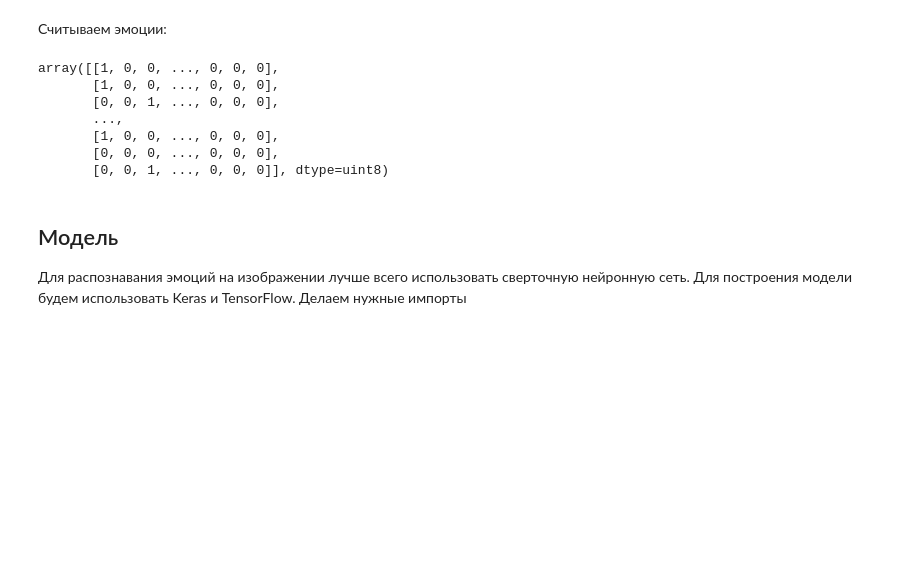
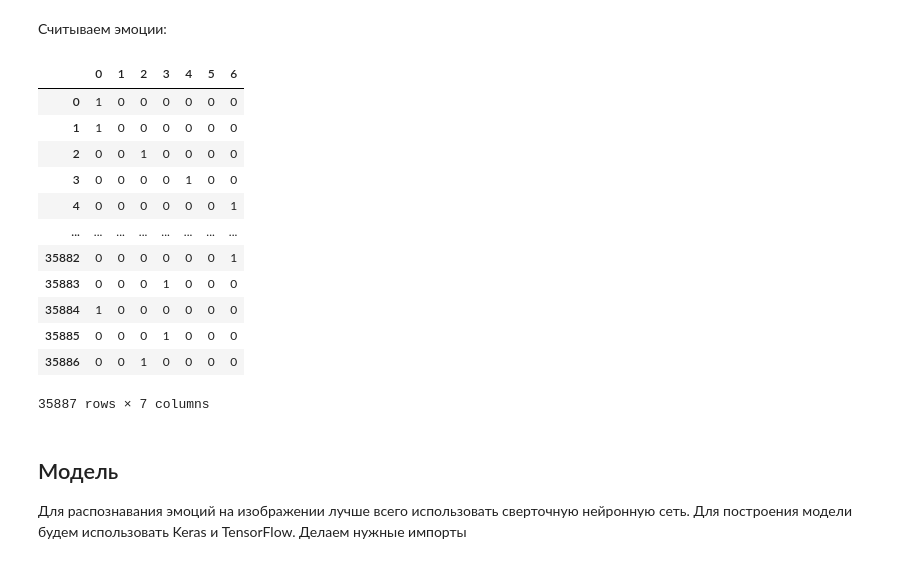
Before and after one commit to weazyexe/reko-model, a Jupyter notebook: fer.ipynb, the cells around one changed output. Saved outputs shown, nothing was run; the diff lists cells and outputs as text; code cells hidden in the pictures; blank space fills up the shorter version.

```diff
--- a/fer.ipynb
+++ b/fer.ipynb
@@ -68,15 +68,21 @@ all_images = np.expand_dims(all_images, -1)
 Считываем эмоции:
 # %%
 all_emotions = pd.get_dummies(data['emotion'])
-np.array(all_emotions)
+all_emotions
 # %% [output]
+|  | 0 | 1 | 2 | 3 | 4 | 5 | 6 |
+| 0 | 1 | 0 | 0 | 0 | 0 | 0 | 0 |
+| 1 | 1 | 0 | 0 | 0 | 0 | 0 | 0 |
+| 2 | 0 | 0 | 1 | 0 | 0 | 0 | 0 |
+| 3 | 0 | 0 | 0 | 0 | 1 | 0 | 0 |
+| 4 | 0 | 0 | 0 | 0 | 0 | 0 | 1 |
+| ... | ... | ... | ... | ... | ... | ... | ... |
+| 35882 | 0 | 0 | 0 | 0 | 0 | 0 | 1 |
+| 35883 | 0 | 0 | 0 | 1 | 0 | 0 | 0 |
+| 35884 | 1 | 0 | 0 | 0 | 0 | 0 | 0 |
+| 35885 | 0 | 0 | 0 | 1 | 0 | 0 | 0 |
+| 35886 | 0 | 0 | 1 | 0 | 0 | 0 | 0 |
-array([[1, 0, 0, ..., 0, 0, 0],
-       [1, 0, 0, ..., 0, 0, 0],
-       [0, 0, 1, ..., 0, 0, 0],
-       ...,
-       [1, 0, 0, ..., 0, 0, 0],
-       [0, 0, 0, ..., 0, 0, 0],
-       [0, 0, 1, ..., 0, 0, 0]], dtype=uint8)
+35887 rows × 7 columns
 # %% [markdown]
 ## Модель
 Для распознавания эмоций на изображении лучше всего использовать сверточную нейронную сеть. Для построения модели будем использовать Keras и TensorFlow. Делаем нужные импорты
```
Also changed, not shown: parts of 17 cells of this notebook.
